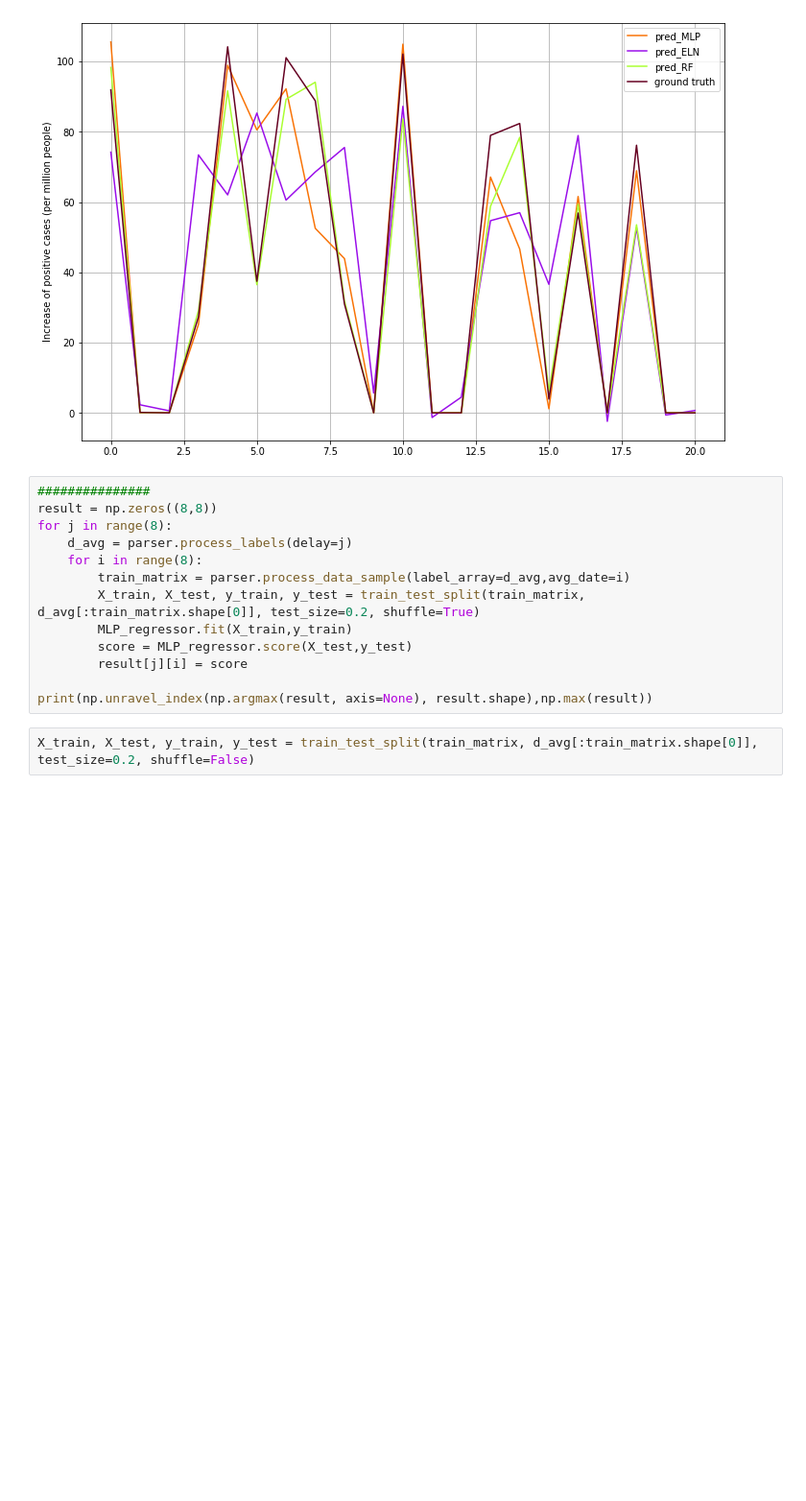
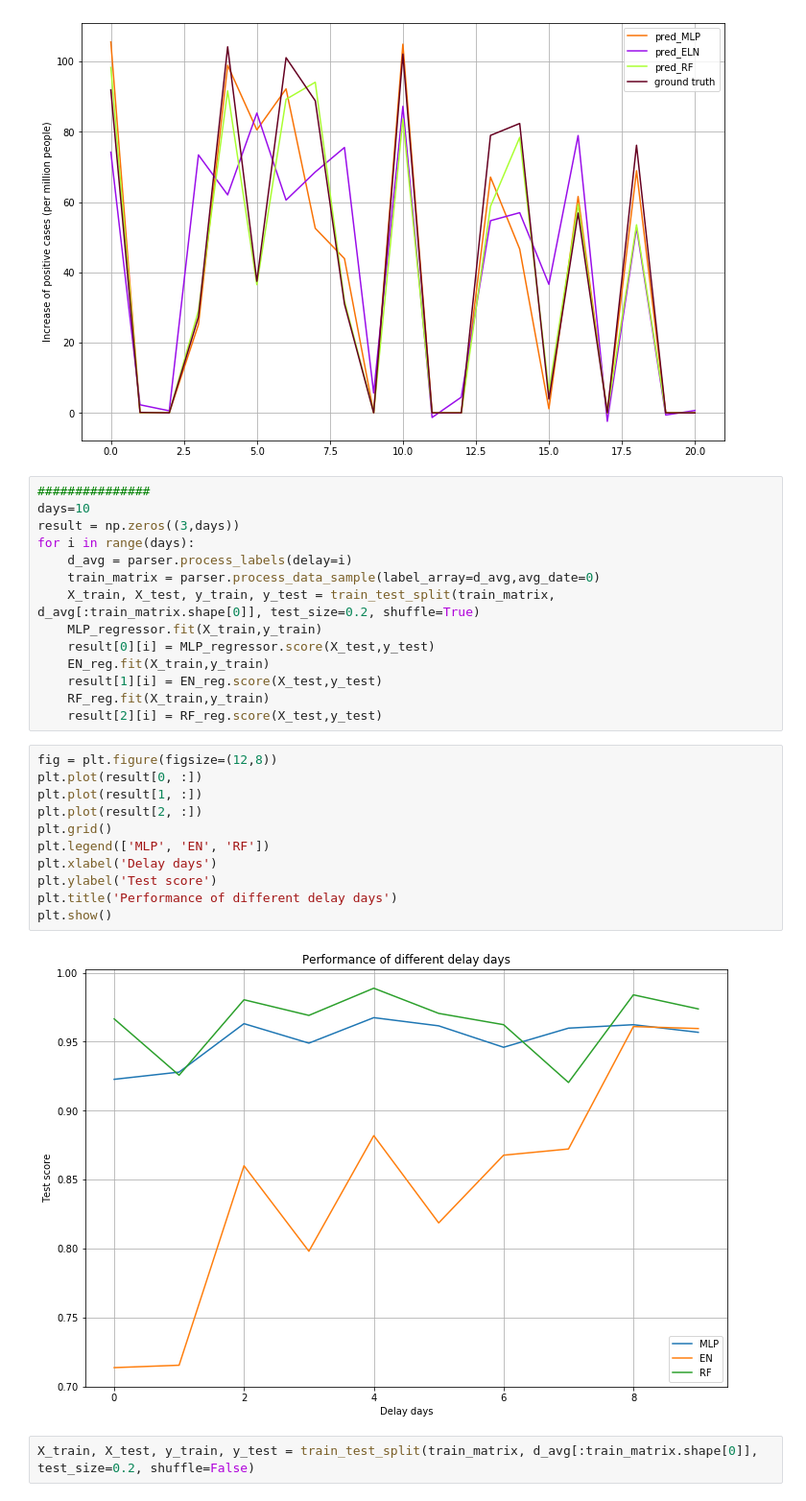
Before and after one commit to Trembleo/DS-GA-1003-Final-proj, a Jupyter notebook: code/COVIDtrends.ipynb, the cells around one changed output. Shown: that part at 96% size. Drawn from its saved outputs; the diff is of its cells as text; blank space fills up the shorter version.

Commit message:
add delay days result

```diff
--- a/code/COVIDtrends.ipynb
+++ b/code/COVIDtrends.ipynb
@@ -154,17 +154,31 @@ ax1.grid()
 [figure]
 # %%
 ###############
-result = np.zeros((8,8))
-for j in range(8):
-    d_avg = parser.process_labels(delay=j)
-    for i in range(8):
-        train_matrix = parser.process_data_sample(label_array=d_avg,avg_date=i)
-        X_train, X_test, y_train, y_test = train_test_split(train_matrix, d_avg[:train_matrix.shape[0]], test_size=0.2, shuffle=True)
-        MLP_regressor.fit(X_train,y_train)
-        score = MLP_regressor.score(X_test,y_test)
-        result[j][i] = score
-
-print(np.unravel_index(np.argmax(result, axis=None), result.shape),np.max(result))
+days=10
+result = np.zeros((3,days))
+for i in range(days):
+    d_avg = parser.process_labels(delay=i)
+    train_matrix = parser.process_data_sample(label_array=d_avg,avg_date=0)
+    X_train, X_test, y_train, y_test = train_test_split(train_matrix, d_avg[:train_matrix.shape[0]], test_size=0.2, shuffle=True)
+    MLP_regressor.fit(X_train,y_train)
+    result[0][i] = MLP_regressor.score(X_test,y_test)
+    EN_reg.fit(X_train,y_train)
+    result[1][i] = EN_reg.score(X_test,y_test)
+    RF_reg.fit(X_train,y_train)
+    result[2][i] = RF_reg.score(X_test,y_test)
+# %%
+fig = plt.figure(figsize=(12,8))
+plt.plot(result[0, :])
+plt.plot(result[1, :])
+plt.plot(result[2, :])
+plt.grid()
+plt.legend(['MLP', 'EN', 'RF'])
+plt.xlabel('Delay days')
+plt.ylabel('Test score')
+plt.title('Performance of different delay days')
+plt.show()
+# %% [output]
+[figure, added]
 # %%
 X_train, X_test, y_train, y_test = train_test_split(train_matrix, d_avg[:train_matrix.shape[0]], test_size=0.2, shuffle=False)
 # %%
```
Also changed, not shown: parts of 3 cells of this notebook.
